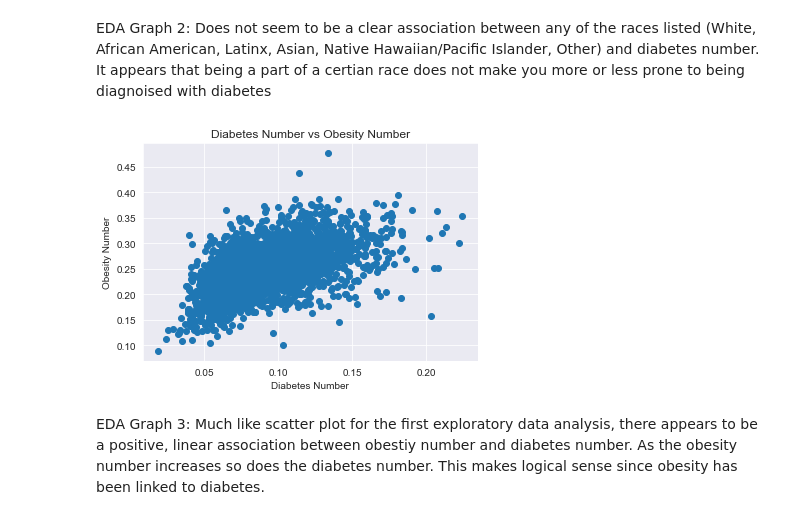
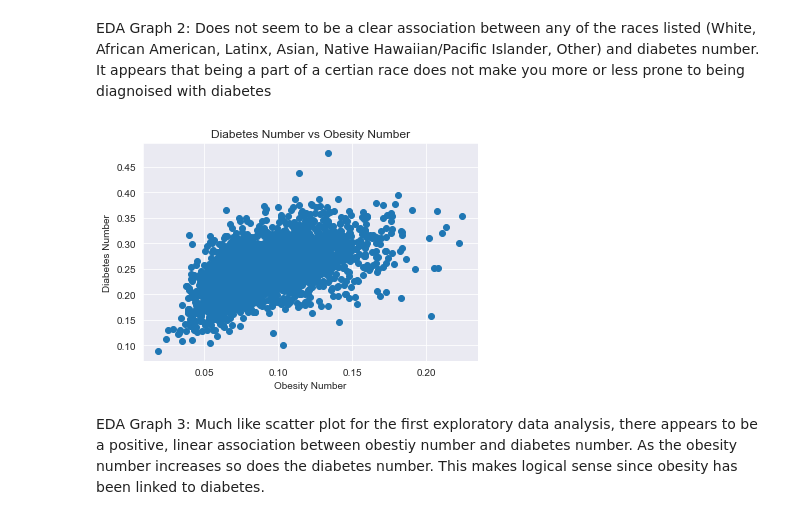
Before and after one commit to aramburoc/CSS_Project2_Group1, a Jupyter notebook: Project 2 Students.ipynb, the cells around one changed output. Saved outputs shown, nothing was run; the diff lists cells and outputs as text; code cells hidden in the pictures.

```diff
--- a/Project 2 Students.ipynb
+++ b/Project 2 Students.ipynb
@@ -281,13 +273,14 @@ EDA Graph 2: Does not seem to be a clear association between any of the races li
 # %%
 #EDA Graph 3
 ## NE: NOT SURE BUT I THINK DIABETES NUMBER SHOULD BE THE Y LABEL - SINCE THAT'S WHAT WE ARE PREDICTING??
+## MK: I agree. -> made changes to the code below
 plt.scatter(diabetes['Diabetes_Number'], diabetes["Obesity_Number"])
 plt.title("Diabetes Number vs Obesity Number")
-plt.xlabel("Diabetes Number")
-plt.ylabel("Obesity Number")
+plt.xlabel("Obesity Number")
+plt.ylabel("Diabetes Number")
 plt.show()
 # %% [output]
-[figure, old version]
+[figure, new version]
 # %% [markdown]
 EDA Graph 3: Much like scatter plot for the first exploratory data analysis, there appears to be a positive, linear association between obestiy number and diabetes number. As the obesity number increases so does the diabetes number. This makes logical sense since obesity has been linked to diabetes.
 # %% [markdown]
```
Also changed, not shown: parts of 25 cells of this notebook.
